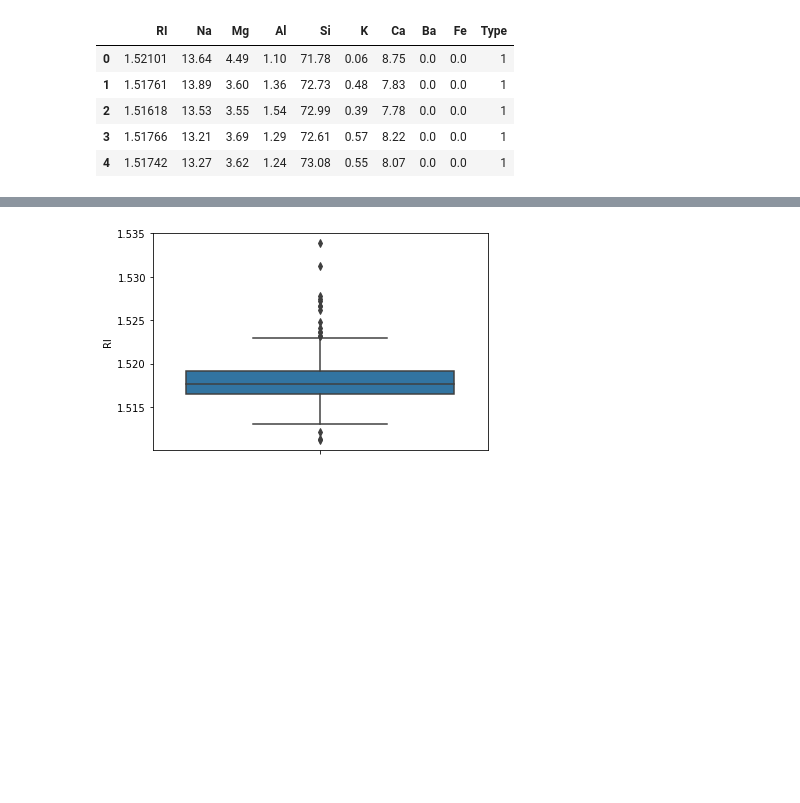
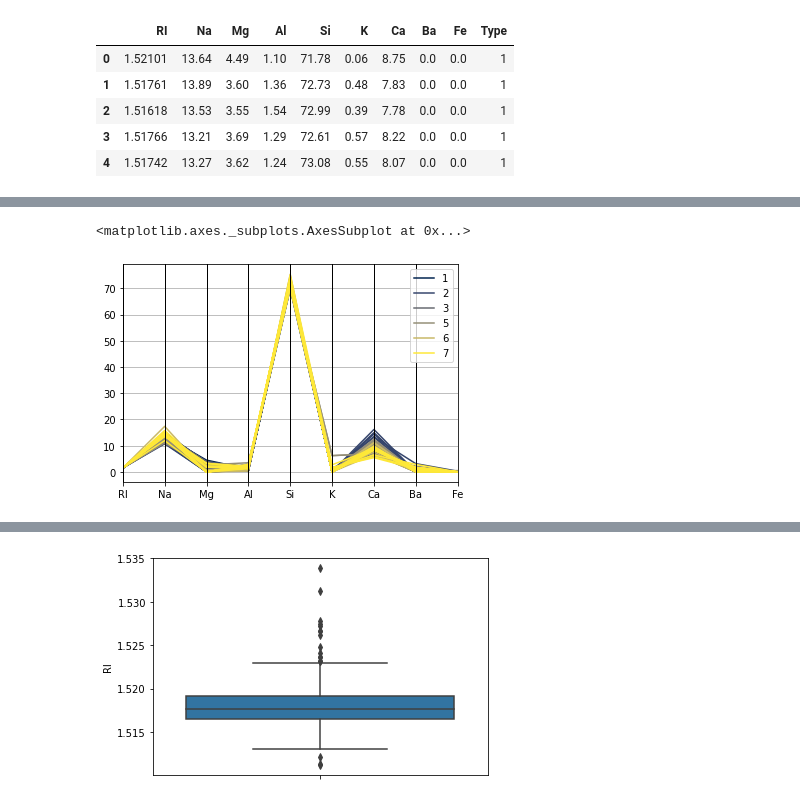
Before and after one commit to IshantWadhwa4/Machine_Learning, a Jupyter notebook: Supervisedlearning/KNN/KNN.ipynb, the cells around one changed output, grey strips where cells are left out. Drawn from its saved outputs; the diff is of its cells as text; code cells hidden in the pictures; blank space fills up the shorter version.

```diff
--- a/Supervisedlearning/KNN/KNN.ipynb
+++ b/Supervisedlearning/KNN/KNN.ipynb
@@ -56,0 +81,8 @@ import matplotlib.pyplot as plt
+# %%
+# parallel_coordinates
+
+from pandas.plotting import parallel_coordinates
+parallel_coordinates(glass, 'Type',colormap='cividis')
+# %% [output]
+<matplotlib.axes._subplots.AxesSubplot at 0x...>
+[figure, added]
```
Also changed, not shown: parts of 33 cells of this notebook.
